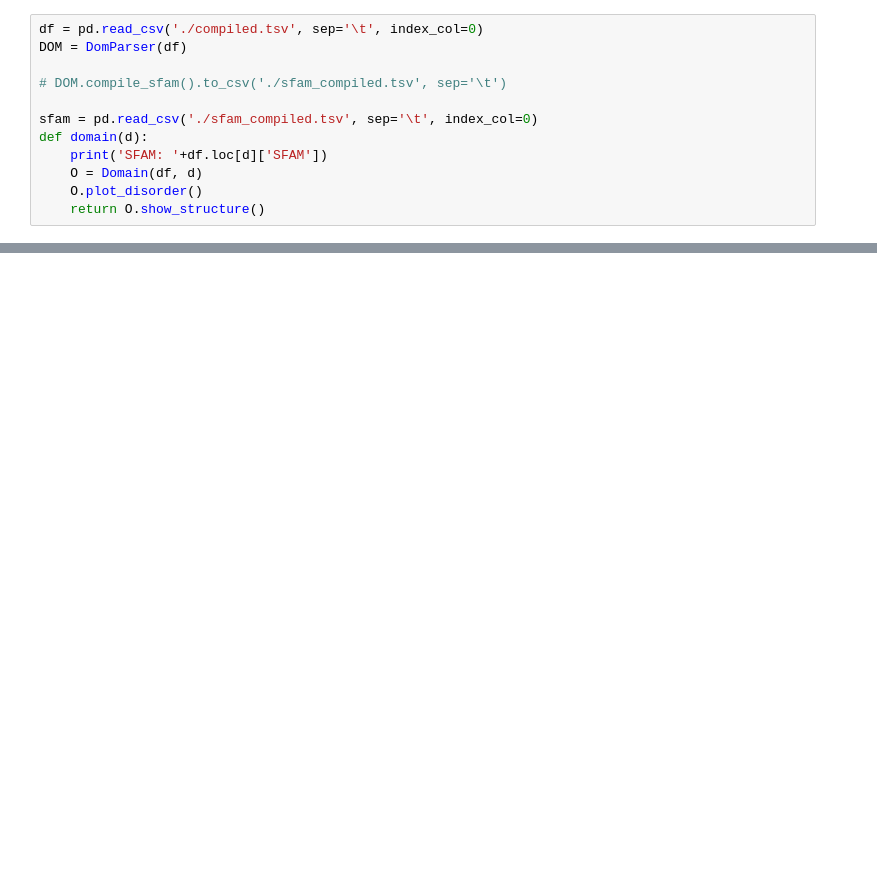
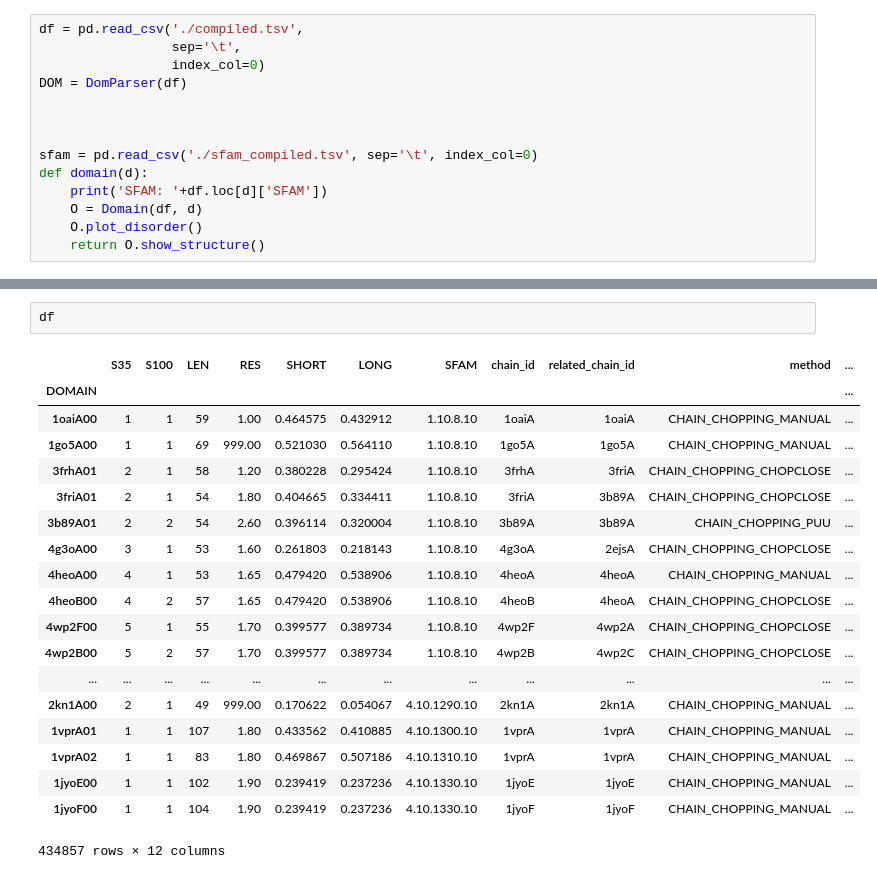
Before and after one commit to CATH-summer-2018/disorder, a Jupyter notebook: playground.ipynb, the cells around one changed output, grey strips where cells are left out. Cells and saved outputs as stored; diff of their text form; blank space fills up the shorter version.

Commit message:
added the chain history to the compiled tsv

```diff
--- a/playground.ipynb
+++ b/playground.ipynb
@@ -3,9 +4,11 @@ from CATH_disorder import *
 %matplotlib inline
 # %%
-df = pd.read_csv('./compiled.tsv', sep='\t', index_col=0)
+df = pd.read_csv('./compiled.tsv',
+                 sep='\t',
+                 index_col=0)
 DOM = DomParser(df)
 
-# DOM.compile_sfam().to_csv('./sfam_compiled.tsv', sep='\t')
+
 
 sfam = pd.read_csv('./sfam_compiled.tsv', sep='\t', index_col=0)
 def domain(d):
@@ -56,0 +47,22 @@ domain('3m6kB03')
+# %%
+df
+# %% [output]
+|  | S35 | S100 | LEN | RES | SHORT | LONG | SFAM | chain_id | related_chain_id | method | ... |
+| DOMAIN |  |  |  |  |  |  |  |  |  |  | ... |
+| 1oaiA00 | 1 | 1 | 59 | 1.00 | 0.464575 | 0.432912 | 1.10.8.10 | 1oaiA | 1oaiA | CHAIN_CHOPPING_MANUAL | ... |
+| 1go5A00 | 1 | 1 | 69 | 999.00 | 0.521030 | 0.564110 | 1.10.8.10 | 1go5A | 1go5A | CHAIN_CHOPPING_MANUAL | ... |
+| 3frhA01 | 2 | 1 | 58 | 1.20 | 0.380228 | 0.295424 | 1.10.8.10 | 3frhA | 3friA | CHAIN_CHOPPING_CHOPCLOSE | ... |
+| 3friA01 | 2 | 1 | 54 | 1.80 | 0.404665 | 0.334411 | 1.10.8.10 | 3friA | 3b89A | CHAIN_CHOPPING_CHOPCLOSE | ... |
+| 3b89A01 | 2 | 2 | 54 | 2.60 | 0.396114 | 0.320004 | 1.10.8.10 | 3b89A | 3b89A | CHAIN_CHOPPING_PUU | ... |
+| 4g3oA00 | 3 | 1 | 53 | 1.60 | 0.261803 | 0.218143 | 1.10.8.10 | 4g3oA | 2ejsA | CHAIN_CHOPPING_CHOPCLOSE | ... |
+| 4heoA00 | 4 | 1 | 53 | 1.65 | 0.479420 | 0.538906 | 1.10.8.10 | 4heoA | 4heoA | CHAIN_CHOPPING_MANUAL | ... |
+| 4heoB00 | 4 | 2 | 57 | 1.65 | 0.479420 | 0.538906 | 1.10.8.10 | 4heoB | 4heoA | CHAIN_CHOPPING_CHOPCLOSE | ... |
+| 4wp2F00 | 5 | 1 | 55 | 1.70 | 0.399577 | 0.389734 | 1.10.8.10 | 4wp2F | 4wp2A | CHAIN_CHOPPING_CHOPCLOSE | ... |
+| 4wp2B00 | 5 | 2 | 57 | 1.70 | 0.399577 | 0.389734 | 1.10.8.10 | 4wp2B | 4wp2C | CHAIN_CHOPPING_CHOPCLOSE | ... |
+| ... | ... | ... | ... | ... | ... | ... | ... | ... | ... | ... | ... |
+| 2kn1A00 | 2 | 1 | 49 | 999.00 | 0.170622 | 0.054067 | 4.10.1290.10 | 2kn1A | 2kn1A | CHAIN_CHOPPING_MANUAL | ... |
+| 1vprA01 | 1 | 1 | 107 | 1.80 | 0.433562 | 0.410885 | 4.10.1300.10 | 1vprA | 1vprA | CHAIN_CHOPPING_MANUAL | ... |
+| 1vprA02 | 1 | 1 | 83 | 1.80 | 0.469867 | 0.507186 | 4.10.1310.10 | 1vprA | 1vprA | CHAIN_CHOPPING_MANUAL | ... |
+| 1jyoE00 | 1 | 1 | 102 | 1.90 | 0.239419 | 0.237236 | 4.10.1330.10 | 1jyoE | 1jyoE | CHAIN_CHOPPING_MANUAL | ... |
+| 1jyoF00 | 1 | 1 | 104 | 1.90 | 0.239419 | 0.237236 | 4.10.1330.10 | 1jyoF | 1jyoF | CHAIN_CHOPPING_MANUAL | ... |
+434857 rows × 12 columns
```
Also changed, not shown: parts of 14 cells of this notebook, 7 other files.
